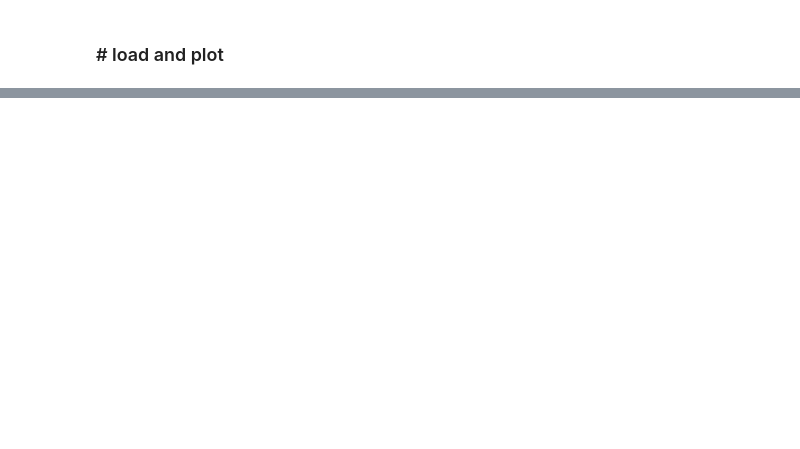
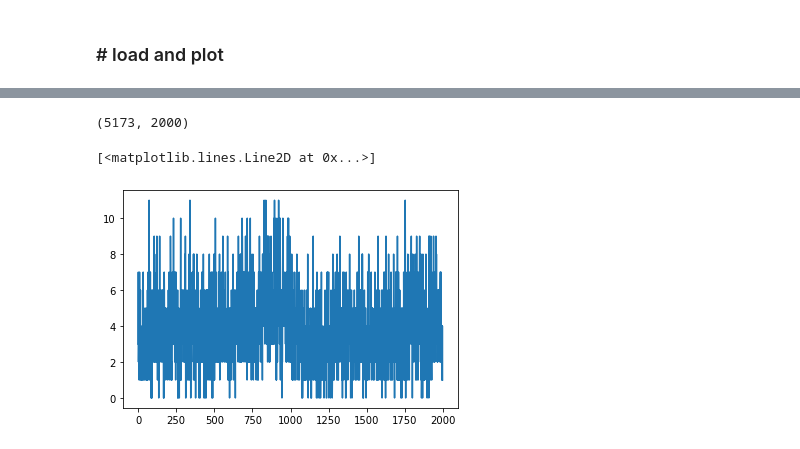
Before and after one commit to jjsakon/SWR, a Jupyter notebook: code/SWRanalysisSubfieldPower.ipynb, the cells around one changed output, grey strips where cells are left out. Drawn from its saved outputs; the diff is of its cells as text; code cells hidden in the pictures; blank space fills up the shorter version.

```diff
--- a/code/SWRanalysisSubfieldPower.ipynb
+++ b/code/SWRanalysisSubfieldPower.ipynb
@@ -741,7 +718,7 @@ array(['R1306E', 'R1137E', 'R1105E', 'R1048E', 'R1138T', 'R1122E',
 # %%
 ## DO YOU WANT TO SELECT A SUBFIELD or OUTPUT POSITION?? ##
 
-select_subfield = False   # note: if you already ran this once, have to load again from data
+select_subfield = True   # note: if you already ran this once, have to load again from data
                           # also this is only for HPC. So set to FALSE for ENT and PHC
 
 ### Use a task condition to select recalls?? ###
@@ -825,23 +802,4 @@ recall_index_array = recall_index_array[updated_recalls] # for subject-level ana
 channel_nums_array = channel_nums_array[updated_recalls]
 
 print('Got start_array with '+str(start_array.shape[0])+' trials!')
-
-# # plot whole retrieval period with FR events superimposed on SWRs
-# if selected_period == 'whole_bretrieval':
-#     start_array2 = start_array # for whole retrieval period
-#     print('Base SWRs/30 s retrieval: '+str(sum(start_array2)/start_array2.shape[0]/(30000/1000)))
-#     ## can go straight to "SWRs by time in retrieval period" from here
-# else:
-#     print('SWRs rate in 4 s around FR: '+str(sum(start_array)/start_array.shape[0]/(4000/1000)))
-
-# # subplots(1,1,figsize=(6,9))
-# # plot([0,0],[0,fr_array.shape[0]],linewidth=1,linestyle='-',color=(0,0,0))
-# # plot(np.ones(2)*(retrieval_whole_time),[0,fr_array.shape[0]],linewidth=1,linestyle='-',color=(0,0,0))
-# # scatter(np.where(start_array2)[1]*sr_factor+psth_start,np.where(start_array2)[0],s=0.5)
-# # scatter(np.where(fr_array)[1],np.where(fr_array)[0],s=0.5,color=[1,0,0]);
-# # plt.xlabel('Retrieval period time (ms)')
-# # plt.ylabel('Retrieval period')
-# # if save_plot == 1:
-# #     plt.savefig('../plots/'+'SWR_FR_'+region_name+'-'+str(session_ct)+'_sessions_in-'+str(sub_num)+'subjects_'+filter_type+'.pdf',transparent=True)
-# # plt.show();
 # %% [output]
@@ -1136,0 +1231,7 @@ ValueError: peek of closed file
+# %%
+np.shape(start_array)
+plot(np.sum(start_array,0)[1:])
+# %% [output]
+(5173, 2000)
+[<matplotlib.lines.Line2D at 0x...>]
+[figure, added]
```
Also changed, not shown: parts of 13 cells of this notebook, 1 other file.
